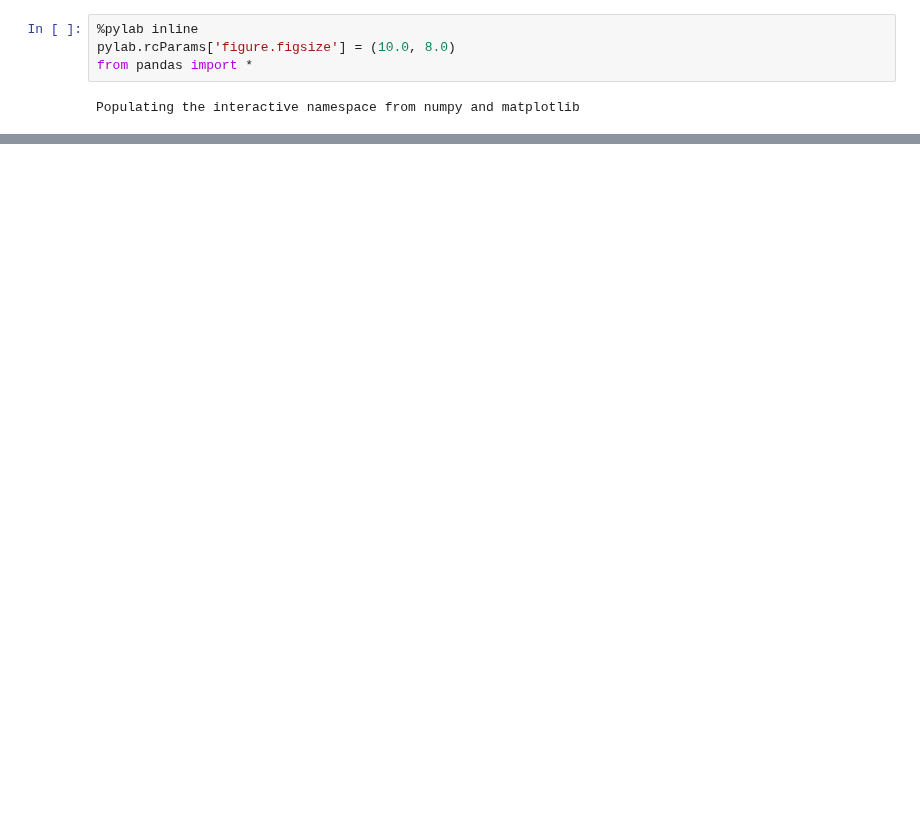
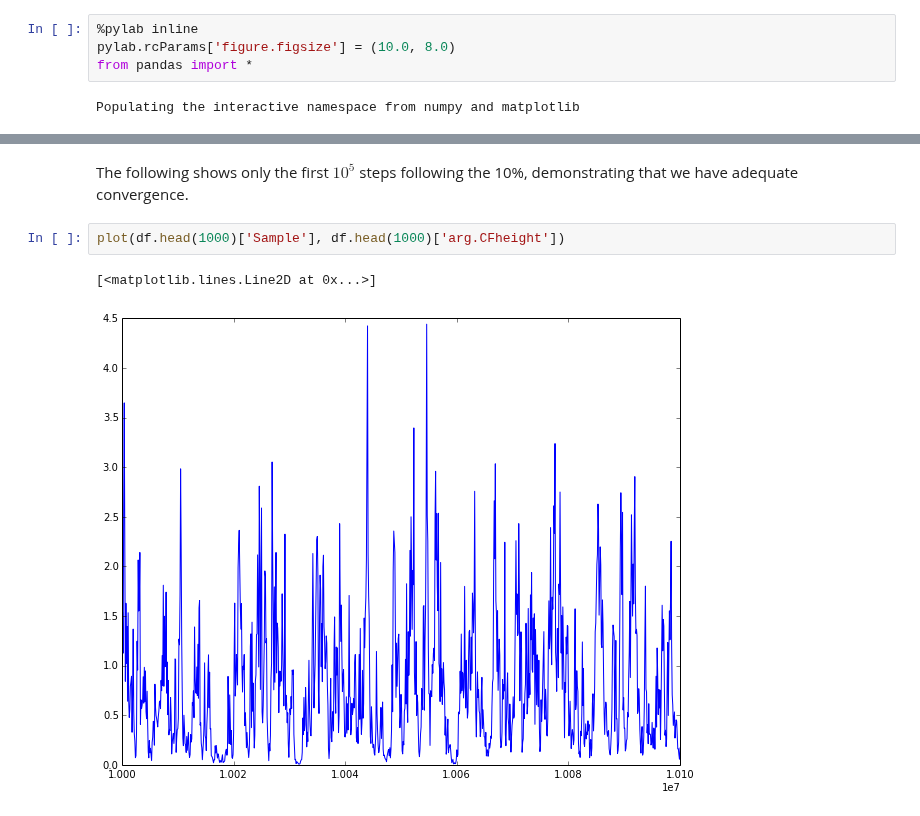
Before and after one commit to tgvaughan/bacter, a Jupyter notebook: examples/Debugging.ipynb, the cells around one changed output, grey strips where cells are left out. Cells and saved outputs as stored; diff of their text form; blank space fills up the shorter version.

```diff
--- a/examples/Debugging.ipynb
+++ b/examples/Debugging.ipynb
@@ -12,0 +39,7 @@ df = read_table('slideHopScaleTest_fixedMap.stats')
+# %% [markdown]
+The following shows only the first $10^5$ steps following the 10%, demonstrating that we have adequate convergence.
+# %%
+plot(df.head(1000)['Sample'], df.head(1000)['arg.CFheight'])
+# %% [output]
+[<matplotlib.lines.Line2D at 0x...>]
+[figure, added]
```
Also changed, not shown: parts of 25 cells of this notebook, 6 other files.
